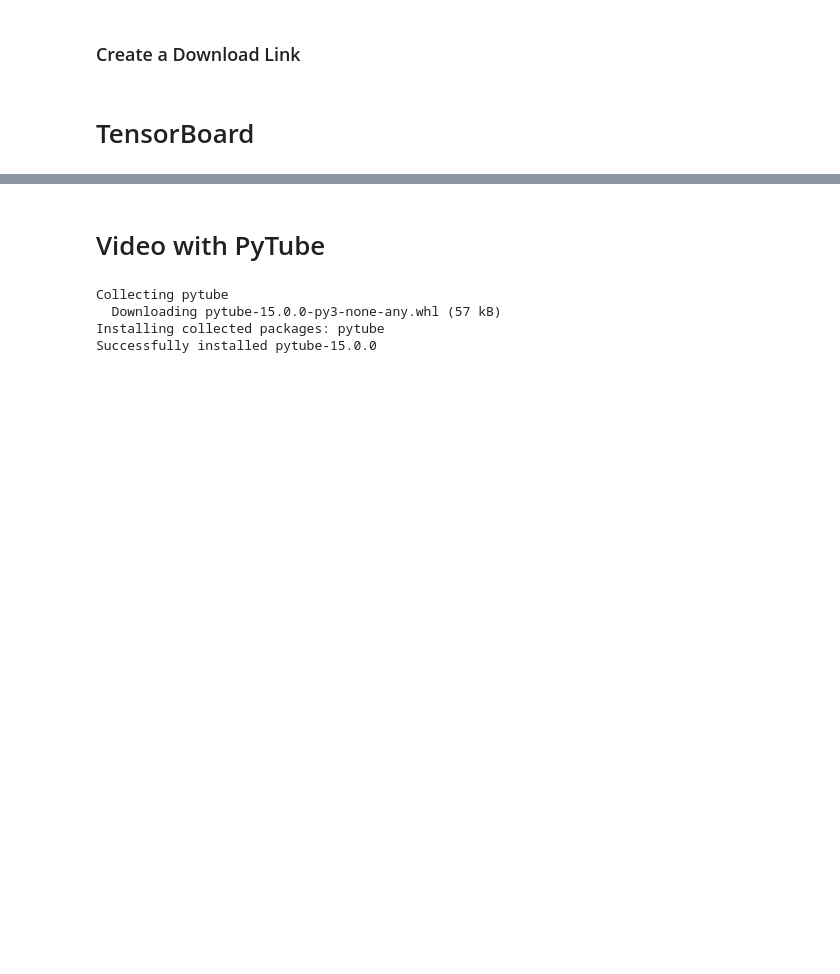
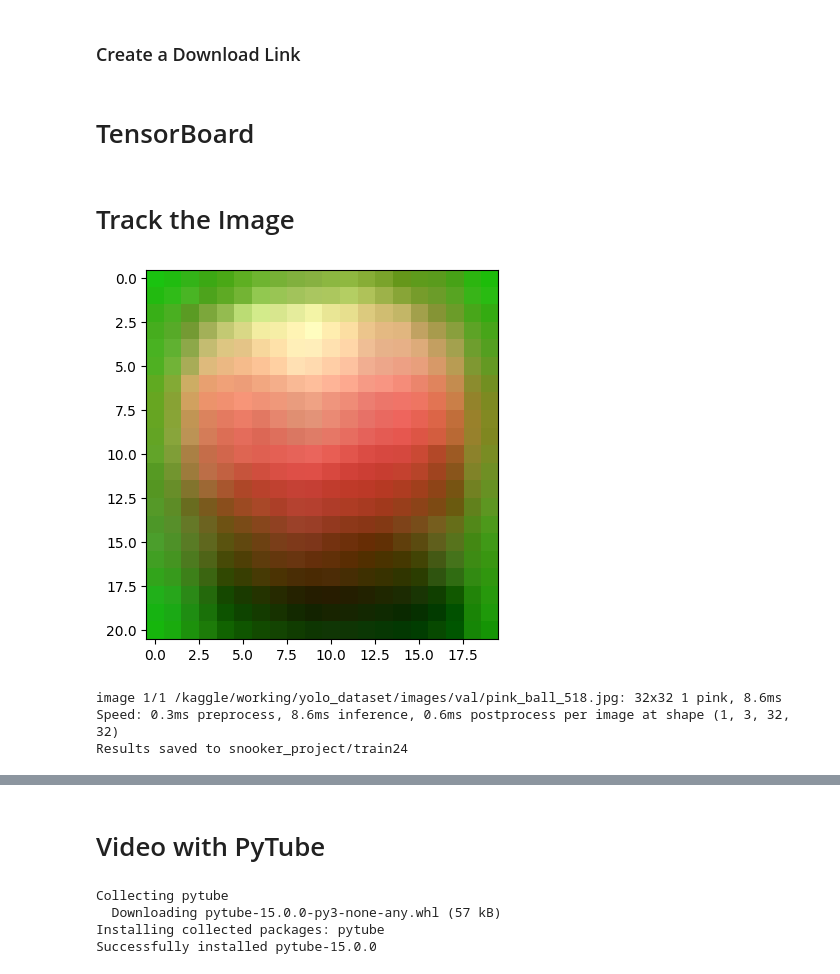
Before and after one commit to yustinachang/1121_Digital-Image-Processing-and-Analysis, a Jupyter notebook: Final_Project/snooker-detection-with-yolov8.ipynb, the cells around one changed output, grey strips where cells are left out. Saved outputs shown, nothing was run; the diff lists cells and outputs as text; code cells hidden in the pictures; blank space fills up the shorter version.

Commit message:
Kaggle Notebook | Snooker_Detection_with_YOLOv8 | Version 16

```diff
--- a/Final_Project/snooker-detection-with-yolov8.ipynb
+++ b/Final_Project/snooker-detection-with-yolov8.ipynb
@@ -265,3 +218,16 @@ FileLink(r'snooker_project.zip')
 # %%
 %load_ext tensorboard
 %tensorboard --logdir ultralytics/runs
+# %% [markdown]
+# Track the Image
+# %%
+plt.imshow(cv2.cvtColor(cv2.imread('/kaggle/working/yolo_dataset/images/val/pink_ball_518.jpg'), cv2.COLOR_BGR2RGB))
+plt.show()
+# %% [output]
+[figure, added]
+# %%
+results = model('/kaggle/working/yolo_dataset/images/val/pink_ball_518.jpg', save=True)
+# %% [output]
+image 1/1 /kaggle/working/yolo_dataset/images/val/pink_ball_518.jpg: 32x32 1 pink, 8.6ms
+Speed: 0.3ms preprocess, 8.6ms inference, 0.6ms postprocess per image at shape (1, 3, 32, 32)
+Results saved to snooker_project/train24
```
Also changed, not shown: parts of 12 cells of this notebook.
